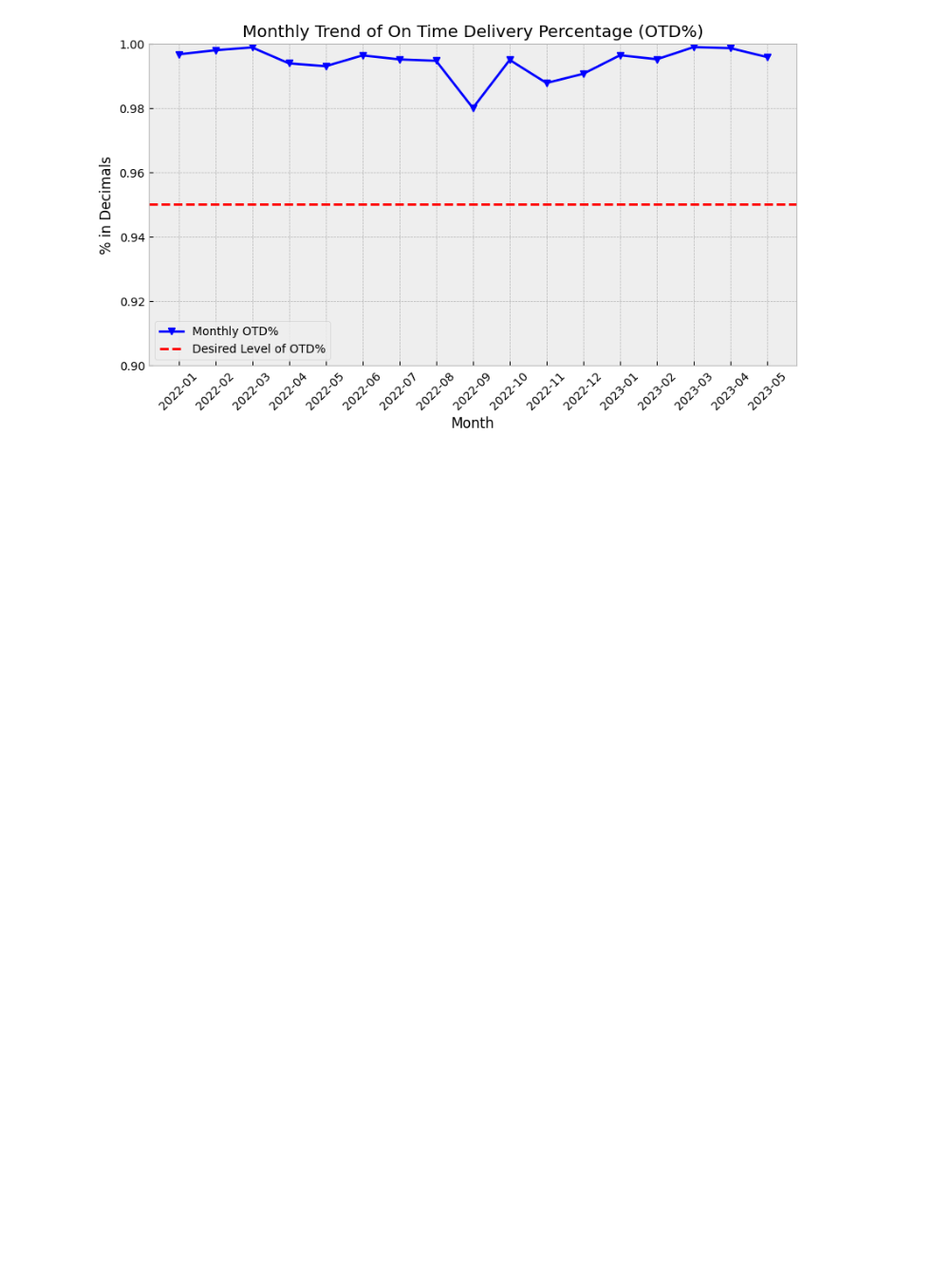
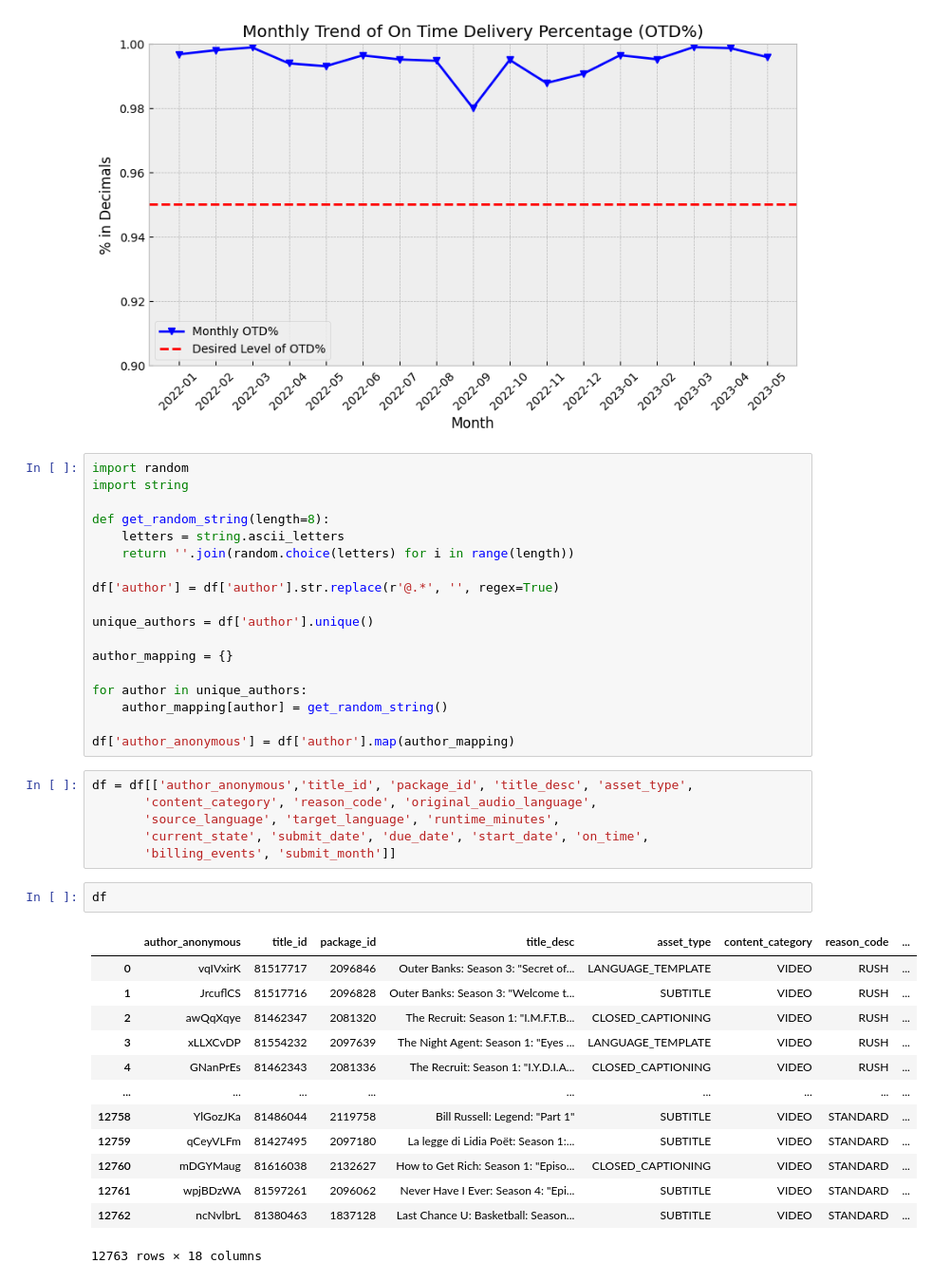
Before and after one commit to offthemenu/tatMultiplierProject, a Jupyter notebook: Processing/dataProcessing.ipynb, the cells around one changed output. Shown at 95% size. Saved outputs shown, nothing was run; the diff lists cells and outputs as text; blank space fills up the shorter version.

Commit message:
author mapped

```diff
--- a/Processing/dataProcessing.ipynb
+++ b/Processing/dataProcessing.ipynb
@@ -48,3 +48,43 @@ plt.legend()
 plt.show()
 # %% [output]
 [figure]
+# %%
+import random
+import string
+
+def get_random_string(length=8):
+    letters = string.ascii_letters
+    return ''.join(random.choice(letters) for i in range(length))
+
+df['author'] = df['author'].str.replace(r'@.*', '', regex=True)
+
+unique_authors = df['author'].unique()
+
+author_mapping = {}
+
+for author in unique_authors:
+    author_mapping[author] = get_random_string()
+
+df['author_anonymous'] = df['author'].map(author_mapping)
+# %%
+df = df[['author_anonymous','title_id', 'package_id', 'title_desc', 'asset_type',
+       'content_category', 'reason_code', 'original_audio_language',
+       'source_language', 'target_language', 'runtime_minutes',
+       'current_state', 'submit_date', 'due_date', 'start_date', 'on_time',
+       'billing_events', 'submit_month']]
+# %%
+df
+# %% [output]
+|  | author_anonymous | title_id | package_id | title_desc | asset_type | content_category | reason_code | ... |
+| 0 | vqIVxirK | 81517717 | 2096846 | Outer Banks: Season 3: "Secret of... | LANGUAGE_TEMPLATE | VIDEO | RUSH | ... |
+| 1 | JrcuflCS | 81517716 | 2096828 | Outer Banks: Season 3: "Welcome t... | SUBTITLE | VIDEO | RUSH | ... |
+| 2 | awQqXqye | 81462347 | 2081320 | The Recruit: Season 1: "I.M.F.T.B... | CLOSED_CAPTIONING | VIDEO | RUSH | ... |
+| 3 | xLLXCvDP | 81554232 | 2097639 | The Night Agent: Season 1: "Eyes ... | LANGUAGE_TEMPLATE | VIDEO | RUSH | ... |
+| 4 | GNanPrEs | 81462343 | 2081336 | The Recruit: Season 1: "I.Y.D.I.A... | CLOSED_CAPTIONING | VIDEO | RUSH | ... |
+| ... | ... | ... | ... | ... | ... | ... | ... | ... |
+| 12758 | YlGozJKa | 81486044 | 2119758 | Bill Russell: Legend: "Part 1" | SUBTITLE | VIDEO | STANDARD | ... |
+| 12759 | qCeyVLFm | 81427495 | 2097180 | La legge di Lidia Poët: Season 1:... | SUBTITLE | VIDEO | STANDARD | ... |
+| 12760 | mDGYMaug | 81616038 | 2132627 | How to Get Rich: Season 1: "Episo... | CLOSED_CAPTIONING | VIDEO | STANDARD | ... |
+| 12761 | wpjBDzWA | 81597261 | 2096062 | Never Have I Ever: Season 4: "Epi... | SUBTITLE | VIDEO | STANDARD | ... |
+| 12762 | ncNvlbrL | 81380463 | 1837128 | Last Chance U: Basketball: Season... | SUBTITLE | VIDEO | STANDARD | ... |
+12763 rows × 18 columns
```
